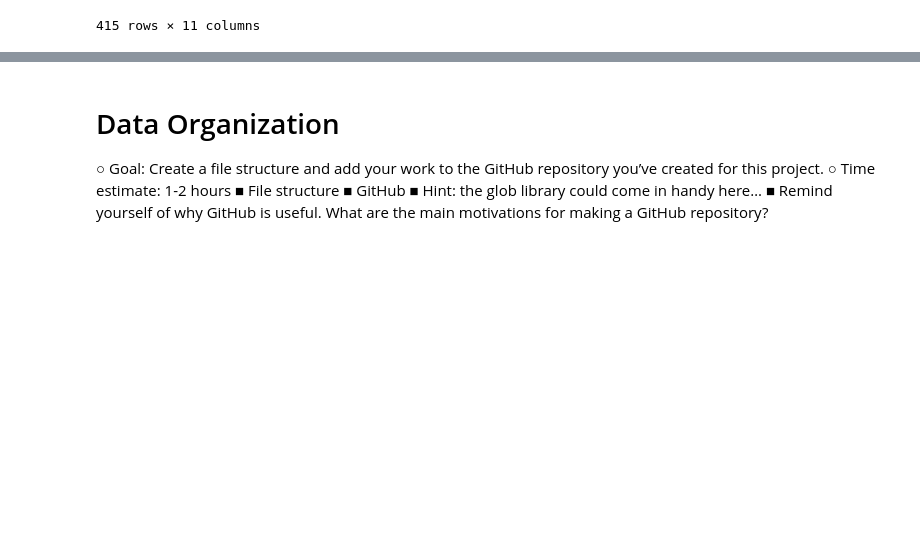
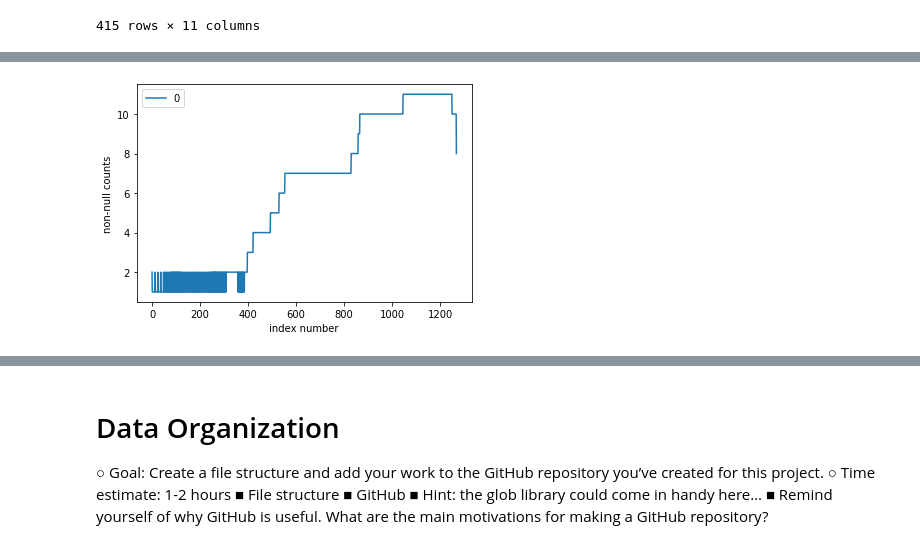
Before and after one commit to jjfrasca/Capstone_2, a Jupyter notebook: notebooks/1.0-jjf-initial-data-wrangling.ipynb, the cells around one changed output, grey strips where cells are left out. Saved outputs shown, nothing was run; the diff lists cells and outputs as text; code cells hidden in the pictures; blank space fills up the shorter version.

```diff
--- a/notebooks/1.0-jjf-initial-data-wrangling.ipynb
+++ b/notebooks/1.0-jjf-initial-data-wrangling.ipynb
@@ -252,2 +354,6 @@ df3_87
+# %%
+#replace '.'s with NaN
+df3 = df3.replace(".", np.nan)
 # %%
 #convert dtype objects to floats as needed
+df3 = df3.astype({"MEHOINUSA672N": float, "UNRATE": float, "INTDSRUSM193N": float, "CUUR0000SEHA": float, "CSUSHPINSA": float, "HOUST": float, "WPUIP2311001": float, "TLRESCONS": float})
@@ -253,0 +444,4 @@ df3_87
+# %%
+#change column headers to make more user friendly
+df3.rename(columns = {'SPPOPGROWUSA':'USPOP_GROWTH', 'MEHOINUSA672N': 'MED_HINCOME', 'UNRATE': 'UNEMPLT_RATE', 'INTDSRUSM193N': 'INT_RATE', 'CUUR0000SEHA': 'CPI_RENT', 'CSUSHPINSA': 'HOMEPRICE_INDEX', 'HOUST': 'NEWHOUSE_STARTS', 'WPUIP2311001': 'PPI_RESCONSTRUCT', 'RRVRUSQ156N': 'RENTL_VACNYRATE', 'TLRESCONS': 'RES_CONSTRUCT_SPENDING'}, inplace = True)
+df3
@@ -253,0 +464,5 @@ df3_87
+# %%
+#determine the outlier for NaNs
+nonnull_counts = df3.apply(lambda x: x.count(), axis=1)
+nonnull_counts = pd.DataFrame(nonnull_counts)
+nonnull_counts
@@ -253,0 +495,8 @@ df3_87
+# %%
+#plot nonnull counts, seems like index 400-1100 is ballpark 25-75%
+nonnull_counts.plot()
+plt.xlabel('index number')
+plt.ylabel('non-null counts')
+plt.show()
+# %% [output]
+[figure, added]
```
Also changed, not shown: parts of 36 cells of this notebook, 2 other files.
